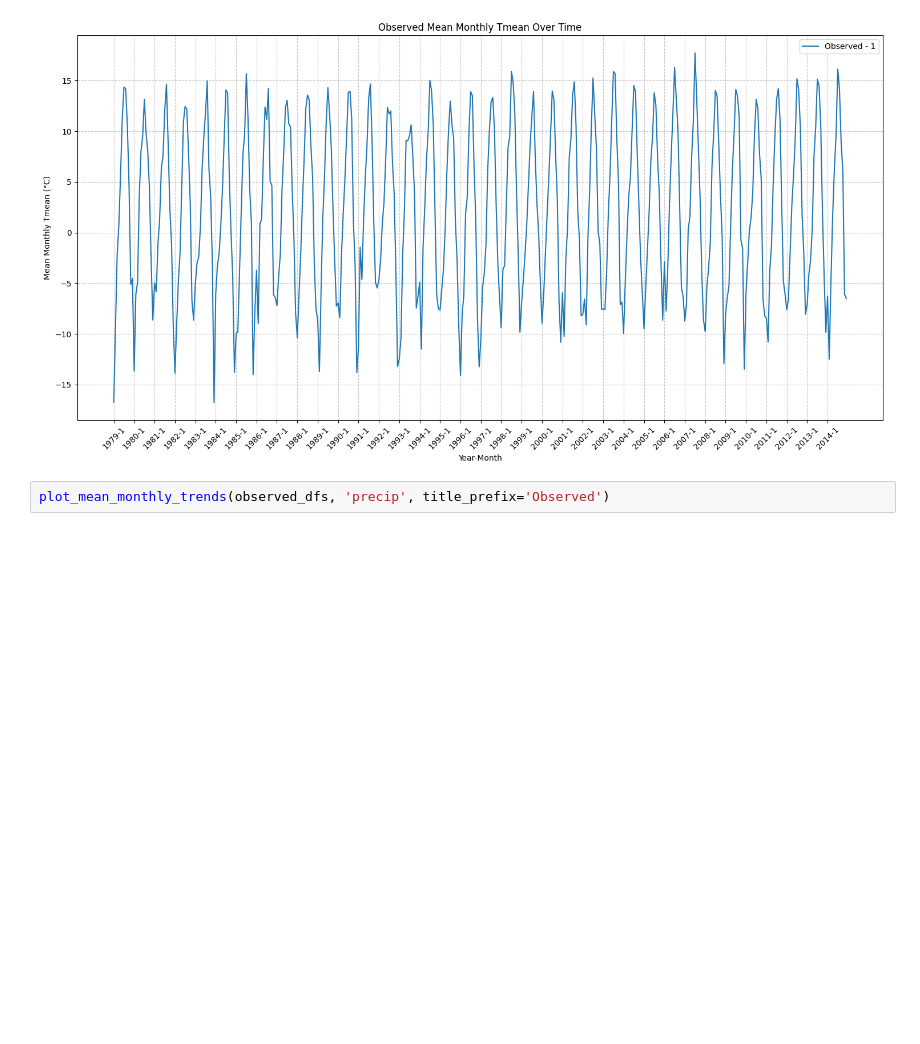
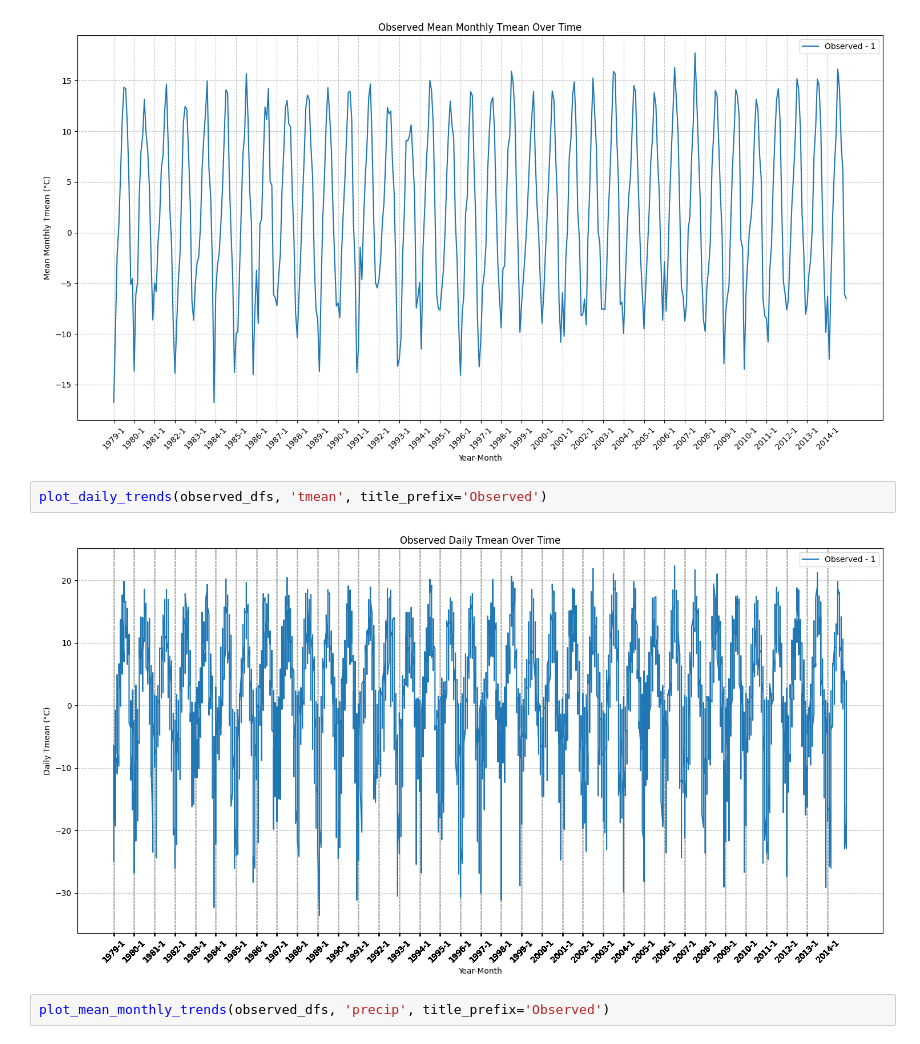
Before and after one commit to moniquebeaulieu/TM_PHES, a Jupyter notebook: delta_analysis.ipynb, the cells around one changed output. Drawn from its saved outputs; the diff is of its cells as text; blank space fills up the shorter version.

Commit message:
added daily trend

```diff
--- a/delta_analysis.ipynb
+++ b/delta_analysis.ipynb
@@ -389,6 +434,10 @@ s4_t_p[39].head()
 plot_mean_monthly_trends(observed_dfs, 'tmean', title_prefix='Observed')
 # %% [output]
 [figure]
+# %%
+plot_daily_trends(observed_dfs, 'tmean', title_prefix='Observed')
+# %% [output]
+[figure, added]
 # %%
 plot_mean_monthly_trends(observed_dfs, 'precip', title_prefix='Observed')
 # %% [output]
```
Also changed, not shown: parts of 8 cells of this notebook.
